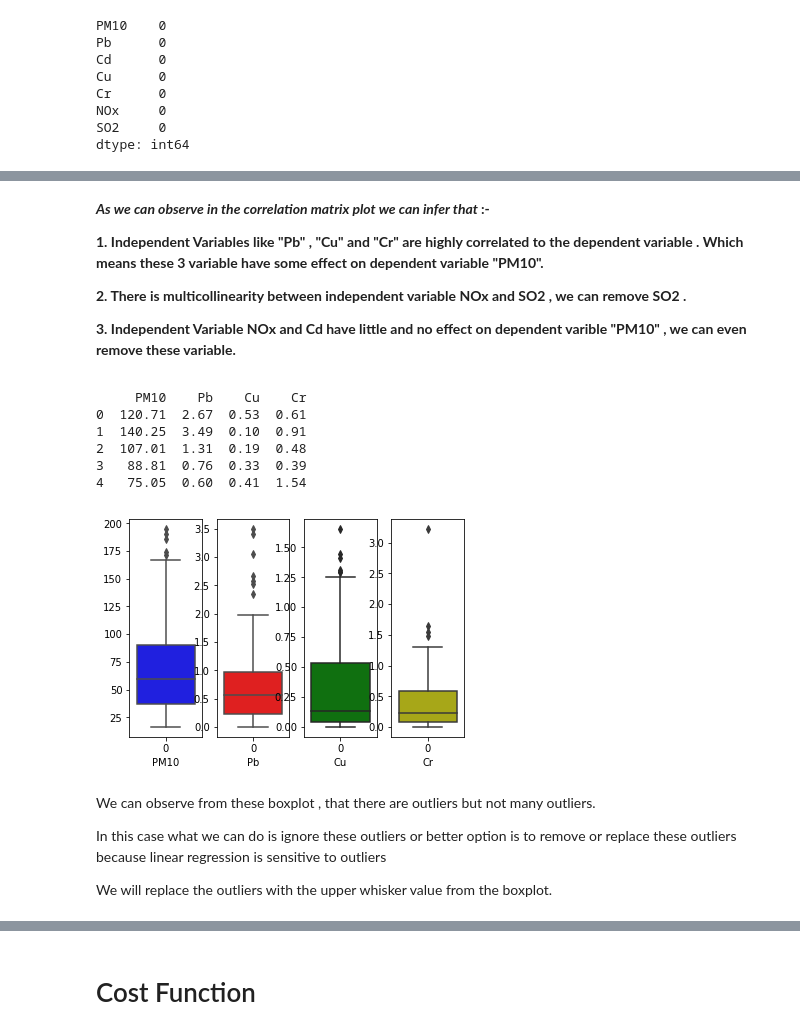
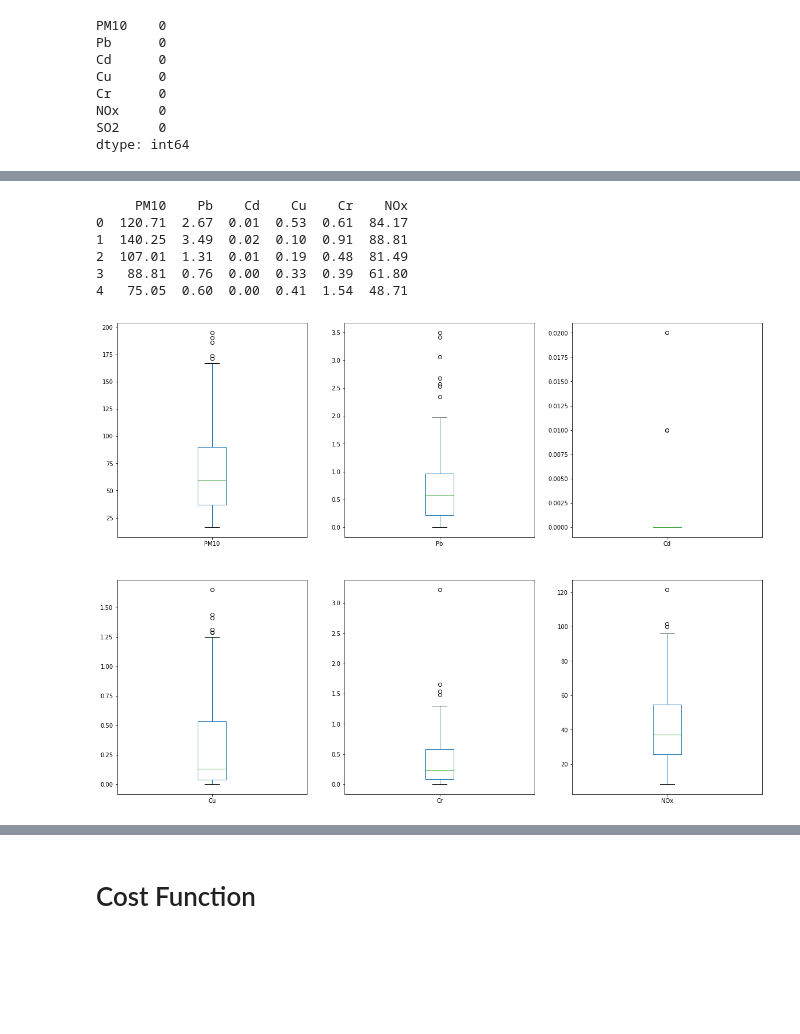
Before and after one commit to kushal9090/LinearRegresion, a Jupyter notebook: linearRegressionAndGradientDescent.ipynb, the cells around one changed output, grey strips where cells are left out. Drawn from its saved outputs; the diff is of its cells as text; code cells hidden in the pictures; blank space fills up the shorter version.

```diff
--- a/linearRegressionAndGradientDescent.ipynb
+++ b/linearRegressionAndGradientDescent.ipynb
@@ -56,49 +56,16 @@ plt.show()
-# %% [markdown]
-<b>
-<p><i>As we can observe in the correlation matrix plot we can infer that </i>:-</p>
-<p>1. Independent Variables  like "Pb" , "Cu" and "Cr" are highly correlated to the dependent variable . Which means these 3 variable have some effect on dependent variable "PM10".</p>
-<p>2. There is multicollinearity between independent variable NOx and SO2 , we can remove SO2 .</p>
-<p>3. Independent Variable NOx and Cd have little and no effect on dependent varible "PM10" , we can even remove these variable.</p>
-</b>
 # %%
-del df["Cd"]
 del df["SO2"]
-del df["NOx"]
 print(df.head())
 # %% [output]
-     PM10    Pb    Cu    Cr
-0  120.71  2.67  0.53  0.61
-1  140.25  3.49  0.10  0.91
-2  107.01  1.31  0.19  0.48
-3   88.81  0.76  0.33  0.39
-4   75.05  0.60  0.41  1.54
+     PM10    Pb    Cd    Cu    Cr    NOx
+0  120.71  2.67  0.01  0.53  0.61  84.17
+1  140.25  3.49  0.02  0.10  0.91  88.81
+2  107.01  1.31  0.01  0.19  0.48  81.49
+3   88.81  0.76  0.00  0.33  0.39  61.80
+4   75.05  0.60  0.00  0.41  1.54  48.71
-# %%
-plt.figure(1)
-plt.subplot(141)
-sns.boxplot(data = df["PM10"] , orient="v" , color = "b")
-plt.xlabel("PM10")
-
-plt.figure(1)
-plt.subplot(142)
-sns.boxplot(data = df["Pb"] , orient="v" , color= "r")
-plt.xlabel("Pb")
-
-plt.figure(1)
-plt.subplot(143)
-sns.boxplot(data = df["Cu"] , orient="v" , color ="g")
-plt.xlabel("Cu")
-
-plt.figure(1)
-plt.subplot(144)
-sns.boxplot(data = df["Cr"] , orient="v" , color = "y")
-plt.xlabel("Cr")
-
-plt.show()
-# %% [output]
-[figure, removed]
-# %% [markdown]
-<p>We can observe from these boxplot , that there are outliers but not many outliers.</p>
-<p>In this case what we can do is ignore these outliers or better option is to remove or replace these outliers because linear regression is sensitive to outliers</p>
-
-<p>We will replace the outliers with the upper whisker value from the boxplot.</p>
+# %%
+df.plot(kind = "box" , subplots=True , layout = (2,3) ,figsize = (20,15), sharex = False)
+plt.show()
+# %% [output]
+[figure, added]
 # %%
```
Also changed, not shown: parts of 20 cells of this notebook.
